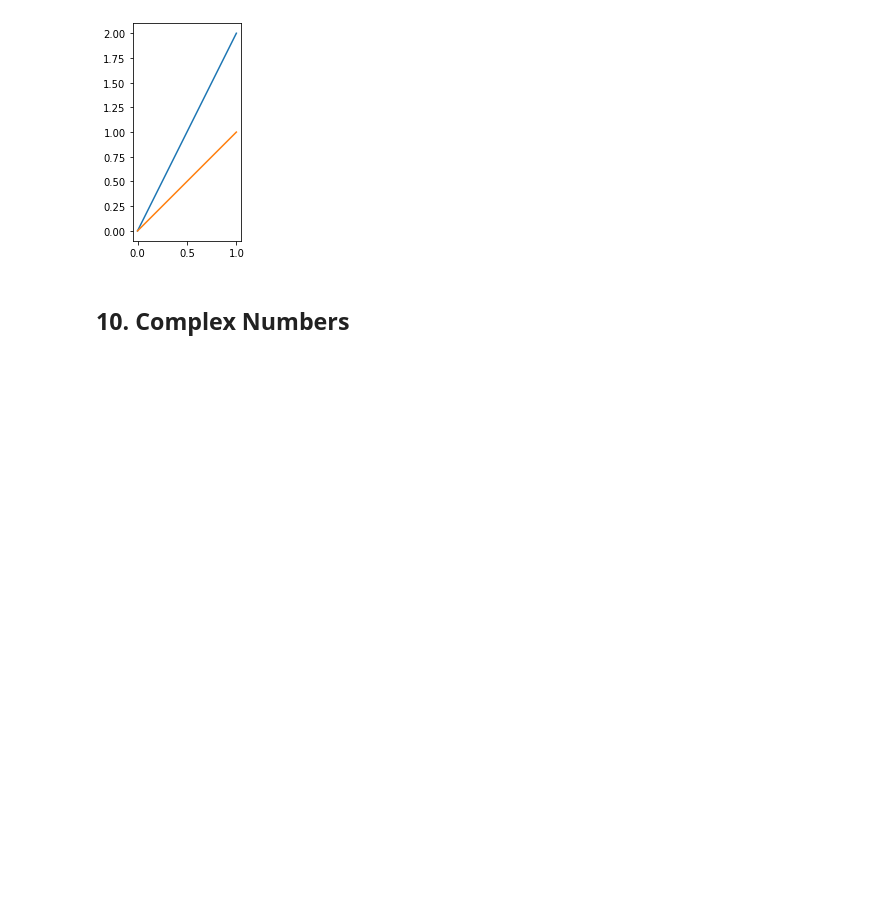
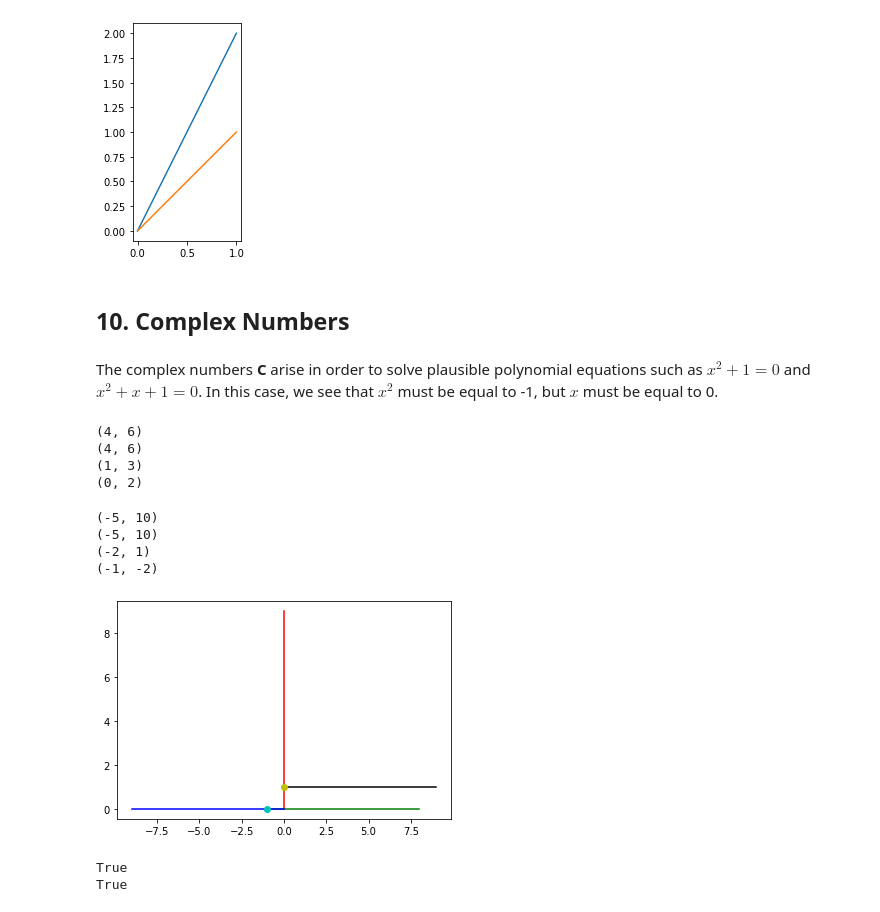
Before and after one commit to James-G-Hill/Sympy-Companion-to-Mathematics-Form-and-Function, a Jupyter notebook: Chapter 4.ipynb, the cells around one changed output. Drawn from its saved outputs; the diff is of its cells as text; code cells hidden in the pictures; blank space fills up the shorter version.

Commit message:
Added ch.4 section 10 on complex numbers

```diff
--- a/Chapter 4.ipynb
+++ b/Chapter 4.ipynb
@@ -422,3 +422,77 @@ plt.show()
 [figure]
 # %% [markdown]
 ## 10. Complex Numbers
+# %% [markdown]
+The complex numbers **C** arise in order to solve plausible polynomial equations such as $x^2 + 1 = 0$ and $x^2 + x + 1 = 0$.
+In this case, we see that $x^2$ must be equal to -1, but $x$ must be equal to 0.
+# %%
+i = (0, 1)
+i_sqrd = (-1, 0)
+
+def complex_addition(x, y):
+    """ This is complex addition without the imaginary number. """
+    a, b = x
+    c, d = y
+    return (a + c, b + d)
+
+print(complex_addition((1, 2), (3, 4)))
+print(complex_addition((3, 4), (1, 2)))
+print(complex_addition((1, 2), i))
+print(complex_addition((1, 2), i_sqrd))
+# %% [output]
+(4, 6)
+(4, 6)
+(1, 3)
+(0, 2)
+# %%
+def complex_multiplication(x, y):
+    """ This is complex multiplication without the imaginary number. """
+    a, b = x
+    c, d = y
+    return (a * c - b * d, a * d + b * c)
+
+print(complex_multiplication((1, 2), (3, 4)))
+print(complex_multiplication((3, 4), (1, 2)))
+print(complex_multiplication((1, 2), i))
+print(complex_multiplication((1, 2), i_sqrd))
+# %% [output]
+(-5, 10)
+(-5, 10)
+(-2, 1)
+(-1, -2)
+# %%
+# All of the folling use the Real numbers defined as Complex numbers for x
+
+rng = list(range(0, 10))
+
+complex_add_i = [complex_addition((x, 0), i) for x in rng]
+complex_add_i_x = [x for x, _ in complex_add_i]
+complex_add_i_y = [y for _, y in complex_add_i]
+
+complex_add_i_sqrd = [complex_addition((x, 0), i_sqrd) for x in rng]
+complex_add_i_sqrd_x = [x for x, _ in complex_add_i_sqrd]
+complex_add_i_sqrd_y = [y for _, y in complex_add_i_sqrd]
+
+complex_mul_i = [complex_multiplication((x, 0), i) for x in rng]
+complex_mul_i_x = [x for x, _ in complex_mul_i]
+complex_mul_i_y = [y for _, y in complex_mul_i]
+
+complex_mul_i_sqrd = [complex_multiplication((x, 0), i_sqrd) for x in rng]
+complex_mul_i_sqrd_x = [x for x, _ in complex_mul_i_sqrd]
+complex_mul_i_sqrd_y = [y for _, y in complex_mul_i_sqrd]
+
+plt.plot(complex_add_i_x, complex_add_i_y, 'black')
+plt.plot(complex_mul_i_x, complex_mul_i_y, 'red')
+plt.plot(complex_add_i_sqrd_x, complex_add_i_sqrd_y, 'green')
+plt.plot(complex_mul_i_sqrd_x, complex_mul_i_sqrd_y, 'blue')
+plt.plot(*i, "yo")
+plt.plot(*i_sqrd, "co")
+plt.show()
+# %% [output]
+[figure, added]
+# %%
+print(complex_multiplication((3, 0), (3, 0)) == (9, 0))
+print(complex_multiplication(i, i) == i_sqrd)
+# %% [output]
+True
+True
```
Also changed, not shown: parts of 5 cells of this notebook.
